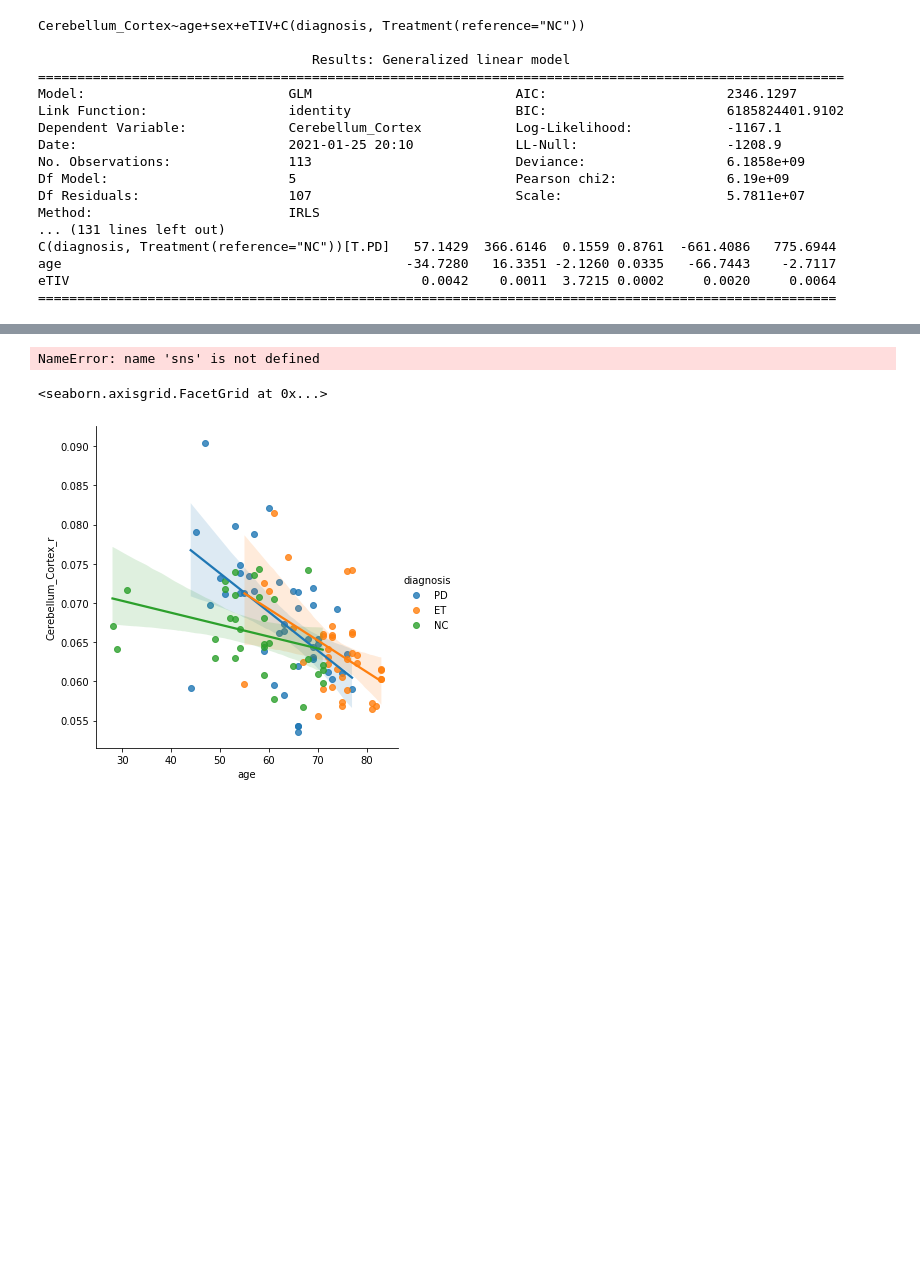
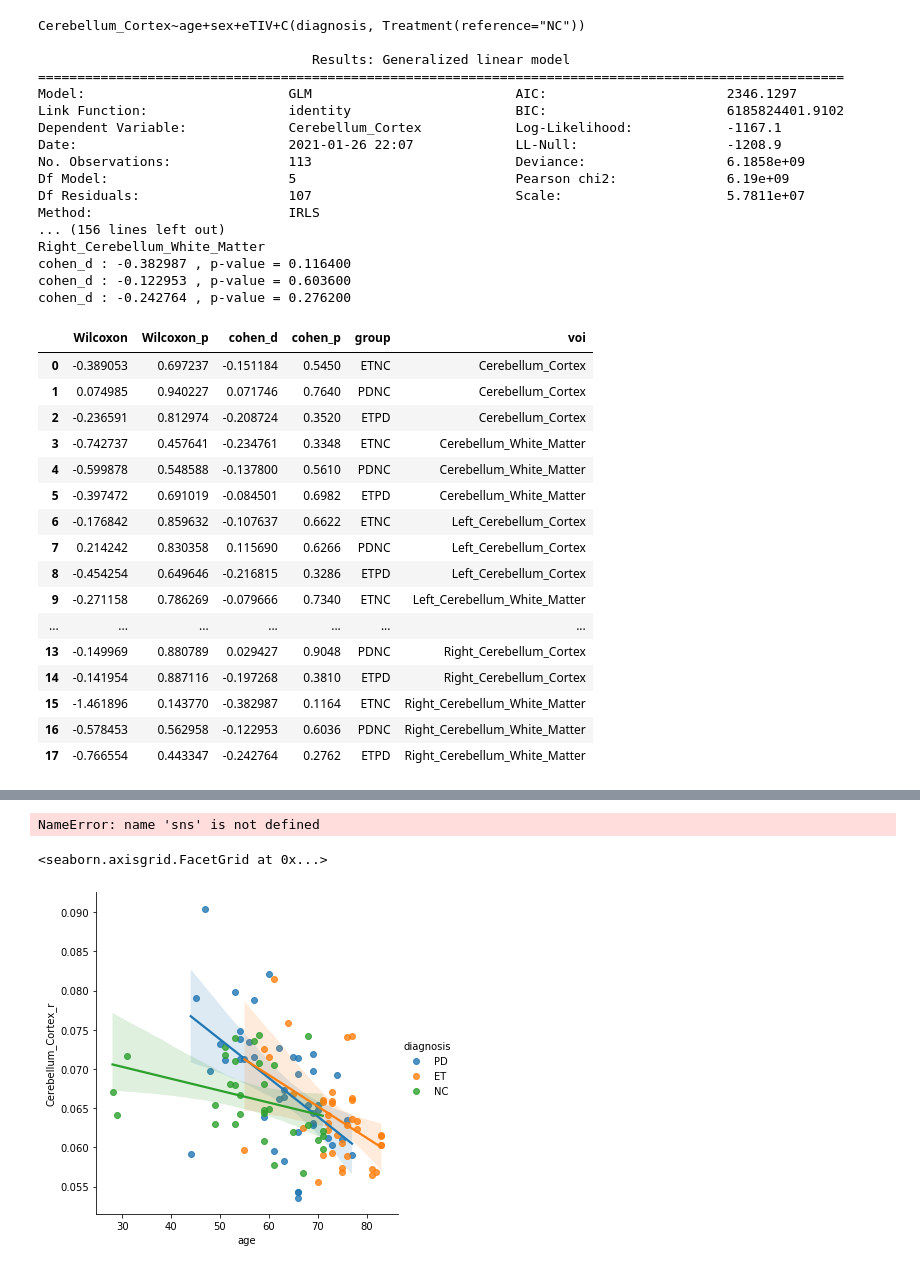
Before and after one commit to Vincent-wq/Replicability-of-PD-ICA, a Jupyter notebook: codes/devel/fs_analysis/0_cerebellar_confounder.ipynb, the cells around one changed output, grey strips where cells are left out. Cells and saved outputs as stored; diff of their text form; code cells hidden in the pictures; blank space fills up the shorter version.

```diff
--- a/codes/devel/fs_analysis/0_cerebellar_confounder.ipynb
+++ b/codes/devel/fs_analysis/0_cerebellar_confounder.ipynb
@@ -100,10 +100,10 @@ def ctr_conf(data, ctr_var, y_var, method_name):
         reg_list = []; new_col=[];
         for x in y_var:
             reg = linear_model.LinearRegression()
-            y_nc= np.log(np.array(nc_data[x]));
+            y_nc= np.log10(np.array(nc_data[x]));
             reg.fit(x_nc, y_nc);
             tmp_col = x+"_asm"
-            dat[tmp_col] = dat[x]-np.matmul(x_all[:,1:], reg.coef_[1:])
+            dat[tmp_col] = np.log10(dat[x])-np.matmul(x_all[:,1:], reg.coef_[1:])
             reg_list.append(reg); new_col.append(tmp_col);
         return dat, new_col, reg_list
     if method_name == 'wdcr':# whole dataset confound regression
@@ -182,39 +233,79 @@ tar_list = ['Cerebellum_Cortex','Cerebellum_White_Matter','Left_Cerebellum_Corte
 import statsmodels.api as sm
 import statsmodels.formula.api as smf
 from statsmodels.formula.api import glm
 
 def glm_covariate(data, tar_list):
     res_dict={}
     for var_ in tar_list:
         res_dict[var_]={};
         formula = var_ +'~age+sex+eTIV+C(diagnosis, Treatment(reference="NC"))'
         mod = smf.glm(formula=formula, data=data)
         res = mod.fit()
         res_dict[var_ ] = {'formula':formula, 'res':res};
     return res_dict
 covariate_dict = glm_covariate(curr_data, tar_list);
+
 for k in covariate_dict.keys():
     print('\n')
     print(covariate_dict[k]['formula'],'\n')
     print(covariate_dict[k]['res'].summary2())
+
+from scipy.stats import ranksums
+import numpy as np
+import pandas as pd
+n_permu=10000; alpha=5; res_covariate_df = pd.DataFrame();
+stats_cols = ['voi','group','cohen_d','cohen_p','Wilcoxon','Wilcoxon_p'];
+
+for k in covariate_dict.keys():
+    print(k)
+    sample_PD = curr_data[curr_data['diagnosis'] == 'PD'][[k]];
+    sample_ET = curr_data[curr_data['diagnosis'] == 'ET'][[k]];
+    sample_NC = curr_data[curr_data['diagnosis'] == 'NC'][[k]];
+    [test_stat_etnc, p_val_etnc, samples_etnc] = permute_Stats(sample_ET, sample_NC, 'cohen_d', alpha, n_permu, 0); (rs_etnc, p_etnc)=ranksums(sample_ET, sample_NC);
+    [test_stat_pdnc, p_val_pdnc, samples_pdnc] = permute_Stats(sample_PD, sample_NC, 'cohen_d', alpha, n_permu, 0); (rs_pdnc, p_pdnc)=ranksums(sample_PD, sample_NC);
+    [test_stat_etpd, p_val_etpd, samples_etpd] = permute_Stats(sample_ET, sample_PD, 'cohen_d', alpha, n_permu, 0); (rs_etpd, p_etpd)=ranksums(sample_ET, sample_PD);
+    res_covariate_df=res_covariate_df.append(
+        dict(zip(stats_cols, [k,'ETNC',test_stat_etnc, p_val_etnc, rs_etnc, p_etnc])), ignore_index=True);
+    res_covariate_df=res_covariate_df.append(
+        dict(zip(stats_cols, [k,'PDNC',test_stat_pdnc, p_val_pdnc, rs_pdnc, p_pdnc])), ignore_index=True);
+    res_covariate_df=res_covariate_df.append(
+        dict(zip(stats_cols, [k,'ETPD',test_stat_etpd, p_val_etpd, rs_etpd, p_etpd])), ignore_index=True);
+res_covariate_df
 # %% [output]
 Cerebellum_Cortex~age+sex+eTIV+C(diagnosis, Treatment(reference="NC"))
 
                                    Results: Generalized linear model
 =======================================================================================================
 Model:                          GLM                          AIC:                       2346.1297
 Link Function:                  identity                     BIC:                       6185824401.9102
 Dependent Variable:             Cerebellum_Cortex            Log-Likelihood:            -1167.1
-Date:                           2021-01-25 20:10             LL-Null:                   -1208.9
+Date:                           2021-01-26 22:07             LL-Null:                   -1208.9
 No. Observations:               113                          Deviance:                  6.1858e+09
 Df Model:                       5                            Pearson chi2:              6.19e+09
 Df Residuals:                   107                          Scale:                     5.7811e+07
 Method:                         IRLS
-... (131 lines left out)
-C(diagnosis, Treatment(reference="NC"))[T.PD]   57.1429  366.6146  0.1559 0.8761  -661.4086   775.6944
-age                                            -34.7280   16.3351 -2.1260 0.0335   -66.7443    -2.7117
-eTIV                                             0.0042    0.0011  3.7215 0.0002     0.0020     0.0064
-======================================================================================================
+... (156 lines left out)
+Right_Cerebellum_White_Matter
+cohen_d : -0.382987 , p-value = 0.116400
+cohen_d : -0.122953 , p-value = 0.603600
+cohen_d : -0.242764 , p-value = 0.276200
+|  | Wilcoxon | Wilcoxon_p | cohen_d | cohen_p | group | voi |
+| 0 | -0.389053 | 0.697237 | -0.151184 | 0.5450 | ETNC | Cerebellum_Cortex |
+| 1 | 0.074985 | 0.940227 | 0.071746 | 0.7640 | PDNC | Cerebellum_Cortex |
+| 2 | -0.236591 | 0.812974 | -0.208724 | 0.3520 | ETPD | Cerebellum_Cortex |
+| 3 | -0.742737 | 0.457641 | -0.234761 | 0.3348 | ETNC | Cerebellum_White_Matter |
+| 4 | -0.599878 | 0.548588 | -0.137800 | 0.5610 | PDNC | Cerebellum_White_Matter |
+| 5 | -0.397472 | 0.691019 | -0.084501 | 0.6982 | ETPD | Cerebellum_White_Matter |
+| 6 | -0.176842 | 0.859632 | -0.107637 | 0.6622 | ETNC | Left_Cerebellum_Cortex |
+| 7 | 0.214242 | 0.830358 | 0.115690 | 0.6266 | PDNC | Left_Cerebellum_Cortex |
+| 8 | -0.454254 | 0.649646 | -0.216815 | 0.3286 | ETPD | Left_Cerebellum_Cortex |
+| 9 | -0.271158 | 0.786269 | -0.079666 | 0.7340 | ETNC | Left_Cerebellum_White_Matter |
+| ... | ... | ... | ... | ... | ... | ... |
+| 13 | -0.149969 | 0.880789 | 0.029427 | 0.9048 | PDNC | Right_Cerebellum_Cortex |
+| 14 | -0.141954 | 0.887116 | -0.197268 | 0.3810 | ETPD | Right_Cerebellum_Cortex |
+| 15 | -1.461896 | 0.143770 | -0.382987 | 0.1164 | ETNC | Right_Cerebellum_White_Matter |
+| 16 | -0.578453 | 0.562958 | -0.122953 | 0.6036 | PDNC | Right_Cerebellum_White_Matter |
+| 17 | -0.766554 | 0.443347 | -0.242764 | 0.2762 | ETPD | Right_Cerebellum_White_Matter |
 # %%
 # GLM analysis test the diagnosis vs cerebeller with age and sex controlled
 # 1. controlling volume with direct proportion adjustment
```
Also changed, not shown: parts of 13 cells of this notebook.
